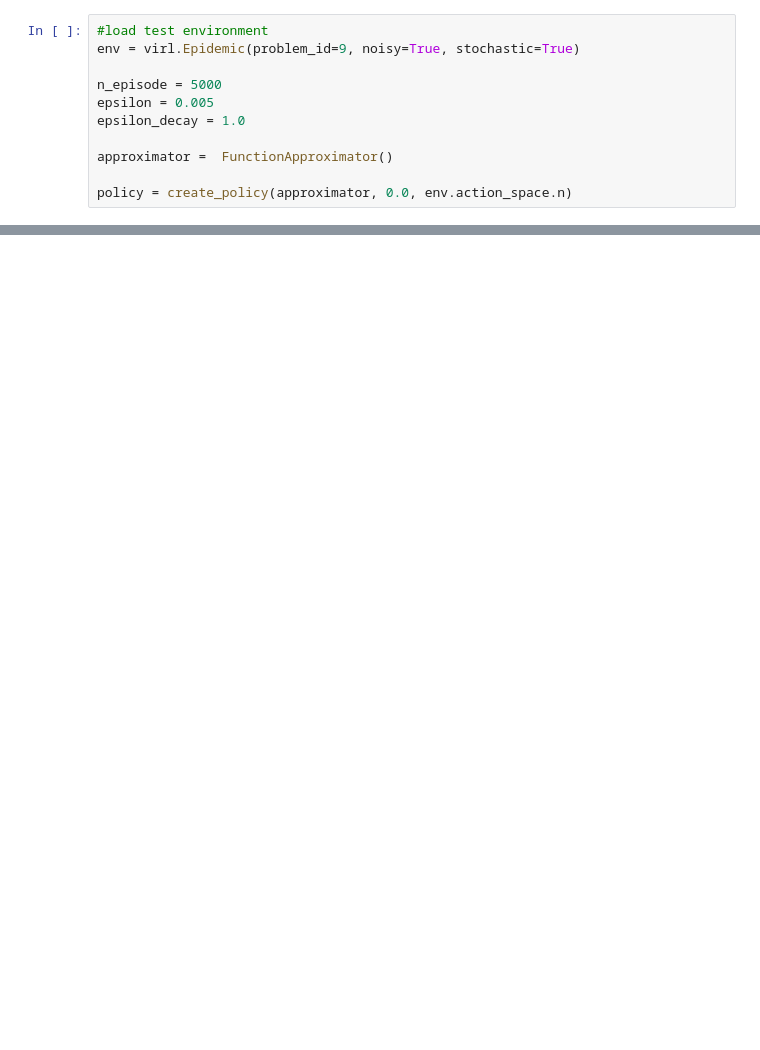
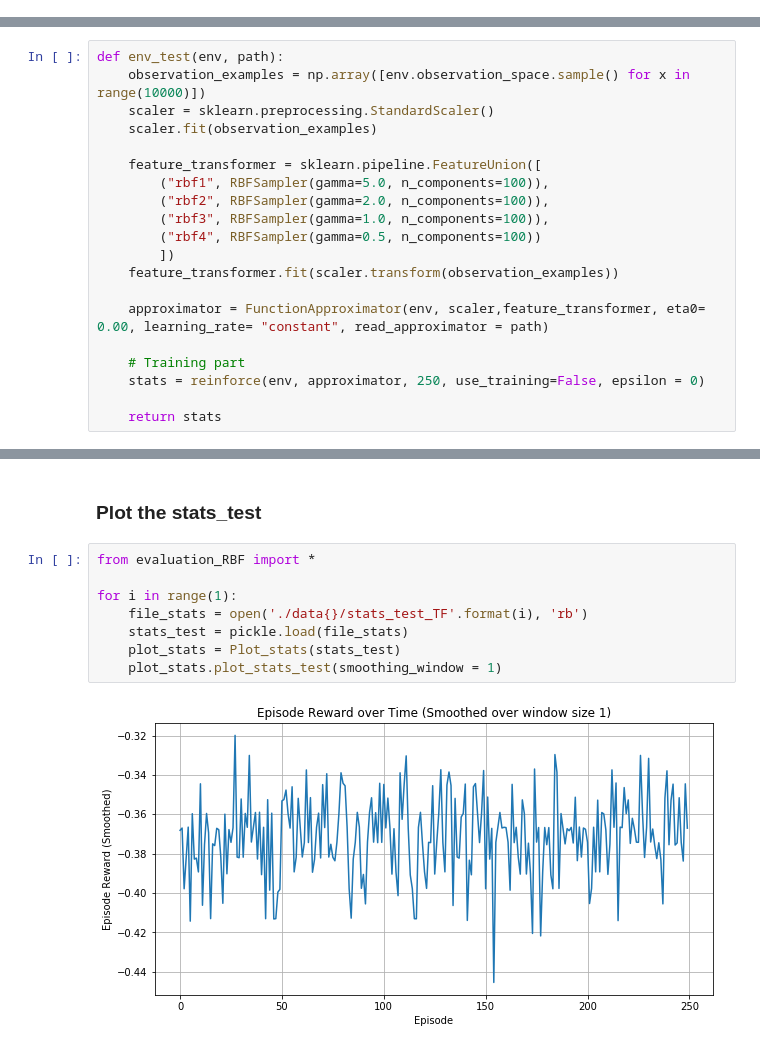
Before and after one commit to WayenVan/CovidResponesReinforcement, a Jupyter notebook: Liangyue/run_eval_rbf.ipynb, the cells around one changed output, grey strips where cells are left out. Cells and saved outputs as stored; diff of their text form; blank space fills up the shorter version.

Commit message:
finish test

```diff
--- a/Liangyue/run_eval_rbf.ipynb
+++ b/Liangyue/run_eval_rbf.ipynb
@@ -18,11 +20,0 @@ import virl
-# %%
-#load test environment
-env = virl.Epidemic(problem_id=9, noisy=True, stochastic=True)
-
-n_episode = 5000
-epsilon = 0.005
-epsilon_decay = 1.0
-
-approximator =  FunctionApproximator()
-
-policy = create_policy(approximator, 0.0, env.action_space.n)
@@ -51,0 +21,20 @@ plt.plot(stats.episode_rewards)
+# %%
+def env_test(env, path):
+    observation_examples = np.array([env.observation_space.sample() for x in range(10000)])
+    scaler = sklearn.preprocessing.StandardScaler()
+    scaler.fit(observation_examples)
+
+    feature_transformer = sklearn.pipeline.FeatureUnion([
+        ("rbf1", RBFSampler(gamma=5.0, n_components=100)),
+        ("rbf2", RBFSampler(gamma=2.0, n_components=100)),
+        ("rbf3", RBFSampler(gamma=1.0, n_components=100)),
+        ("rbf4", RBFSampler(gamma=0.5, n_components=100))
+        ])
+    feature_transformer.fit(scaler.transform(observation_examples))
+
+    approximator = FunctionApproximator(env, scaler,feature_transformer, eta0= 0.00, learning_rate= "constant", read_approximator = path)
+
+    # Training part
+    stats = reinforce(env, approximator, 250, use_training=False, epsilon = 0)
+
+    return stats
@@ -51,0 +88,12 @@ plt.plot(stats.episode_rewards)
+# %% [markdown]
+### Plot the stats_test
+# %%
+from evaluation_RBF import *
+
+for i in range(1):
+    file_stats = open('./data{}/stats_test_TF'.format(i), 'rb')
+    stats_test = pickle.load(file_stats)
+    plot_stats = Plot_stats(stats_test)
+    plot_stats.plot_stats_test(smoothing_window = 1)
+# %% [output]
+[figure, added]
```
Also changed, not shown: parts of 4 cells of this notebook, 40 other files.
